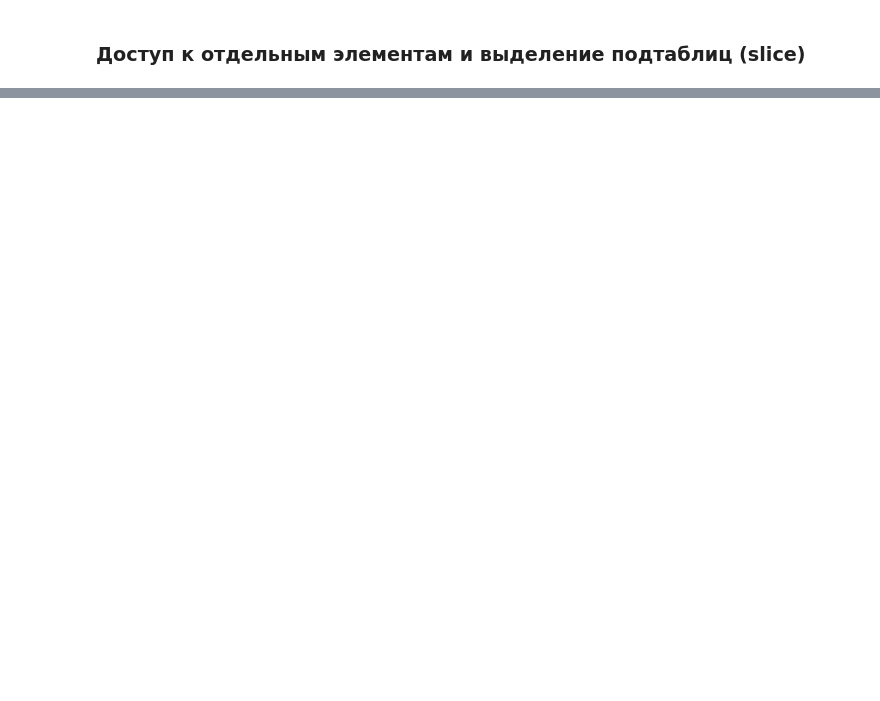
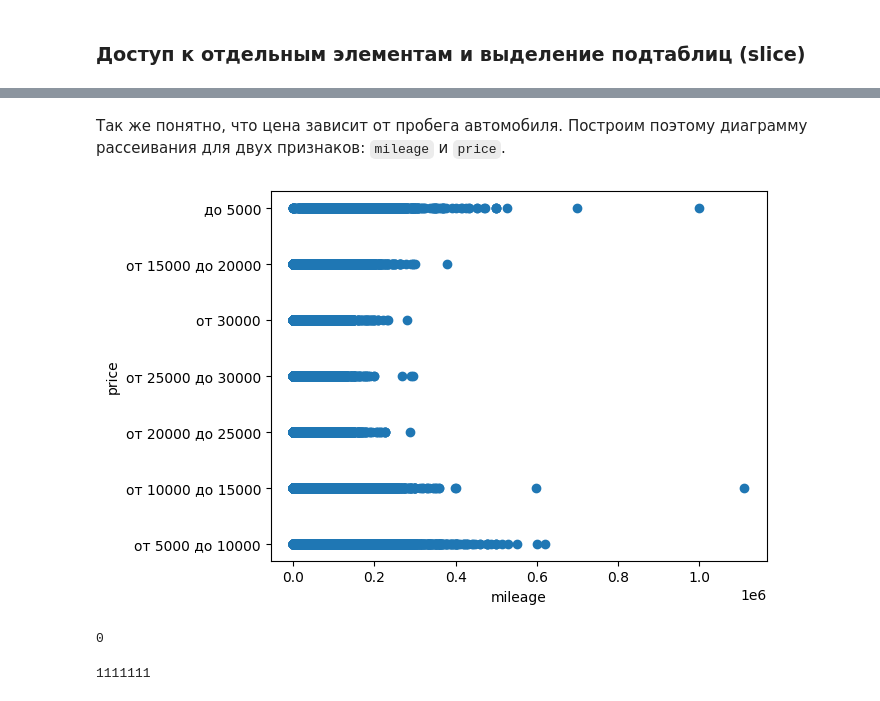
Before and after one commit to sh1rokovs/Machine_Learning_Car_Price, a Jupyter notebook: taskClassified.ipynb, the cells around one changed output, grey strips where cells are left out. Drawn from its saved outputs; the diff is of its cells as text; code cells hidden in the pictures; blank space fills up the shorter version.

```diff
--- a/taskClassified.ipynb
+++ b/taskClassified.ipynb
@@ -96,0 +222,18 @@ data.dtypes
+# %% [markdown]
+Так же понятно, что цена зависит от пробега автомобиля.
+Построим поэтому диаграмму рассеивания для двух признаков: `mileage` и `price`.
+# %%
+plt.scatter(data['mileage'], data['price'])
+plt.xlabel("mileage")
+plt.ylabel("price")
+pass
+# %% [output]
+[figure, added]
+# %%
+data['mileage'].min()
+# %% [output]
+0
+# %%
+data['mileage'].max()
+# %% [output]
+1111111
```
Also changed, not shown: parts of 67 cells of this notebook.
